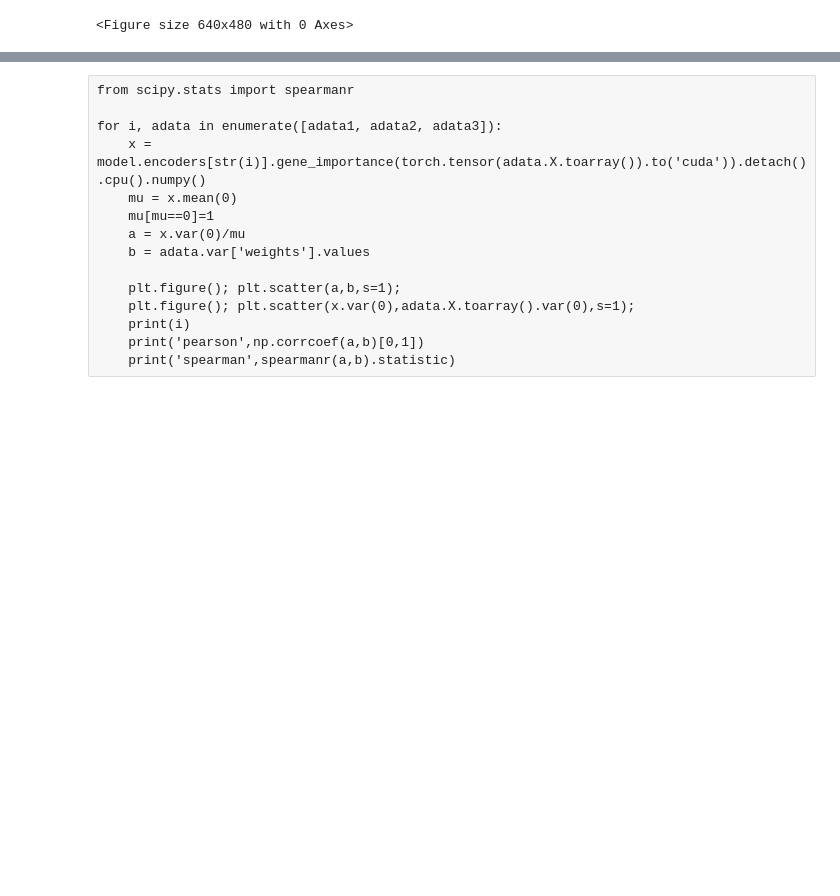
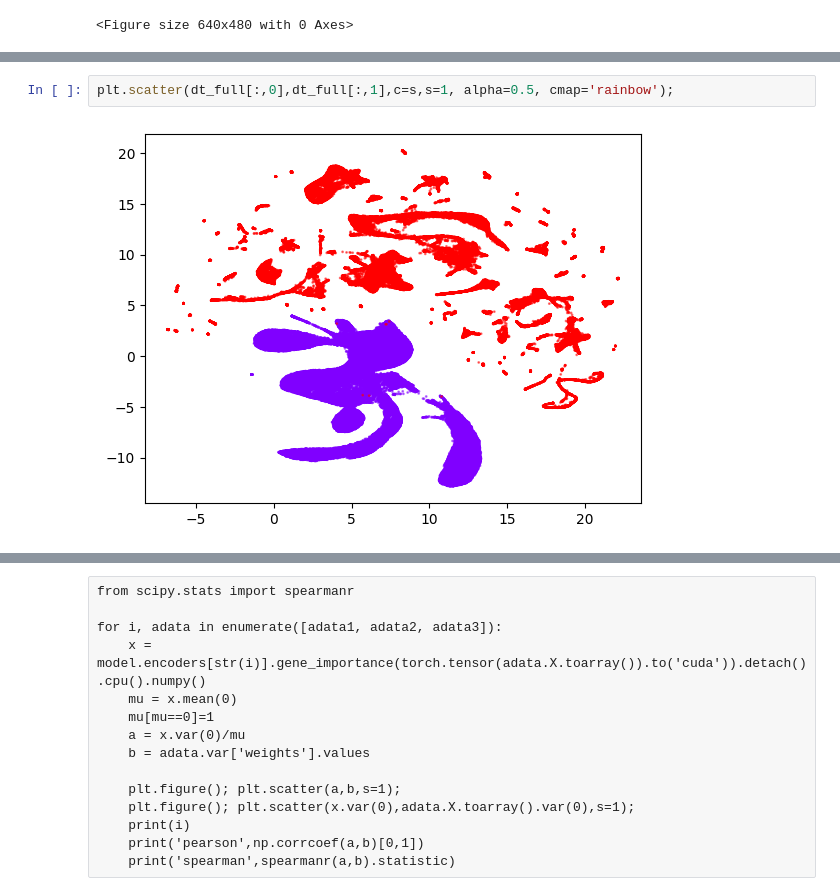
Before and after one commit to atarashansky/cross-species-vae, a Jupyter notebook: vae.ipynb, the cells around one changed output, grey strips where cells are left out. Drawn from its saved outputs; the diff is of its cells as text; blank space fills up the shorter version.

```diff
--- a/vae.ipynb
+++ b/vae.ipynb
@@ -384,0 +291,4 @@ for i, adata, key in zip([0, 1], [species_data_sub['danio_rerio'], species_data_
+# %%
+plt.scatter(dt_full[:,0],dt_full[:,1],c=s,s=1, alpha=0.5, cmap='rainbow');
+# %% [output]
+[figure, added]
```
Also changed, not shown: parts of 28 cells of this notebook, 4 other files.
